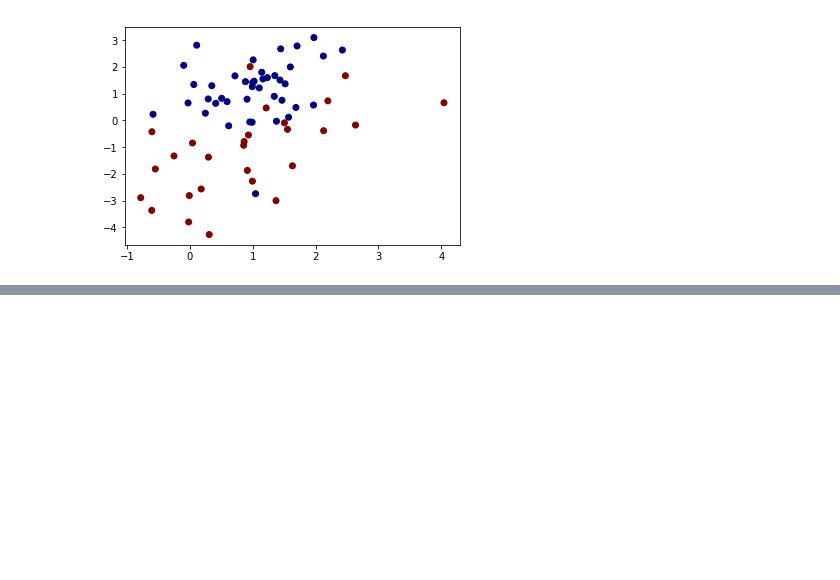
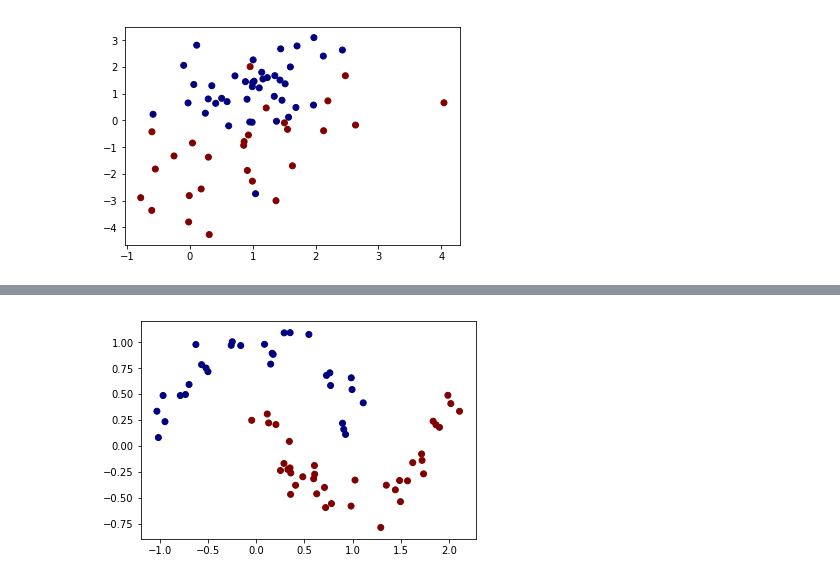
Before and after one commit to standemdem/syntethic_2D, a Jupyter notebook: Synthetic_Dataset.ipynb, the cells around one changed output, grey strips where cells are left out. Saved outputs shown, nothing was run; the diff lists cells and outputs as text; code cells hidden in the pictures; blank space fills up the shorter version.

```diff
--- a/Synthetic_Dataset.ipynb
+++ b/Synthetic_Dataset.ipynb
@@ -136,0 +167,4 @@ plot_dataset(X_test, y_test)
+# %%
+plot_dataset(X_test, y_test)
+# %% [output]
+[figure, added]
```
Also changed, not shown: parts of 4 cells of this notebook.
